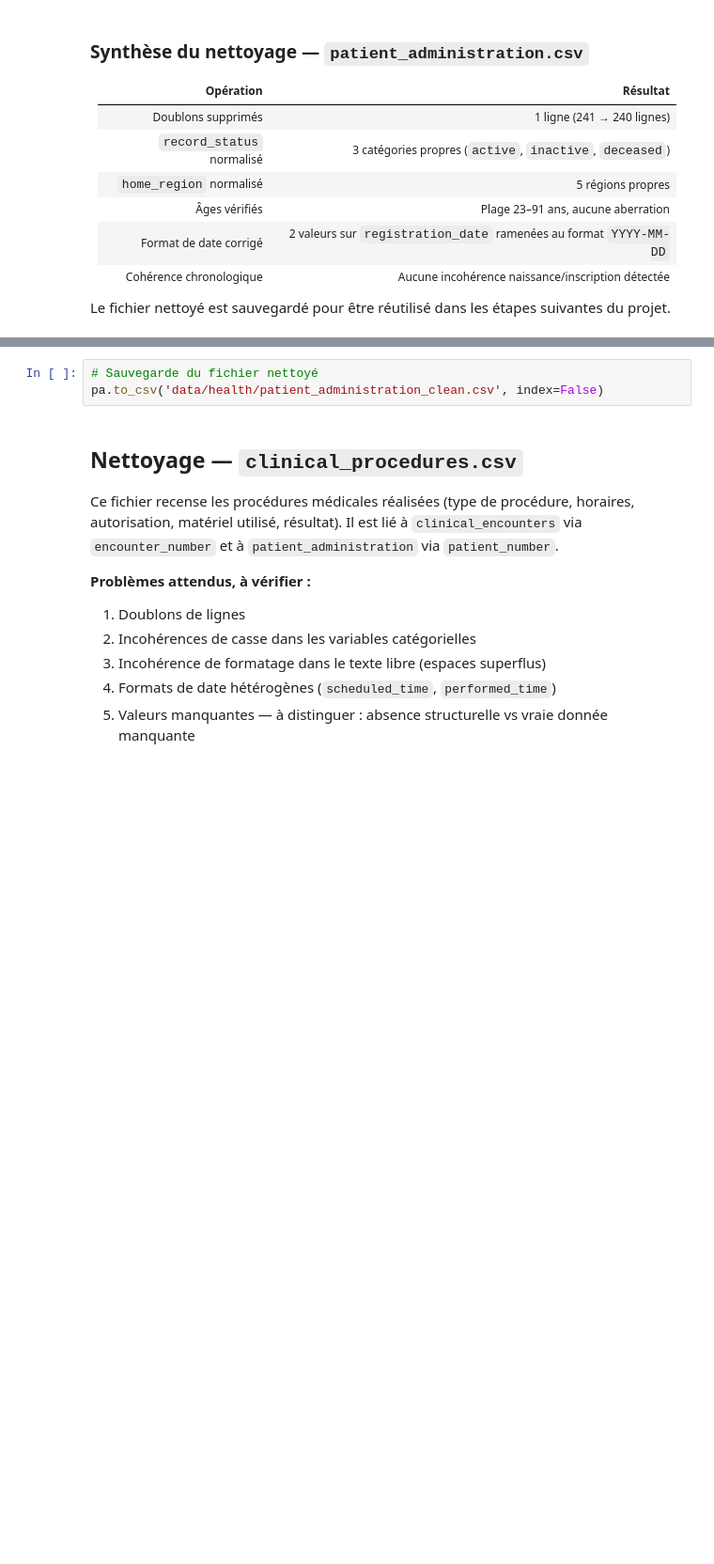
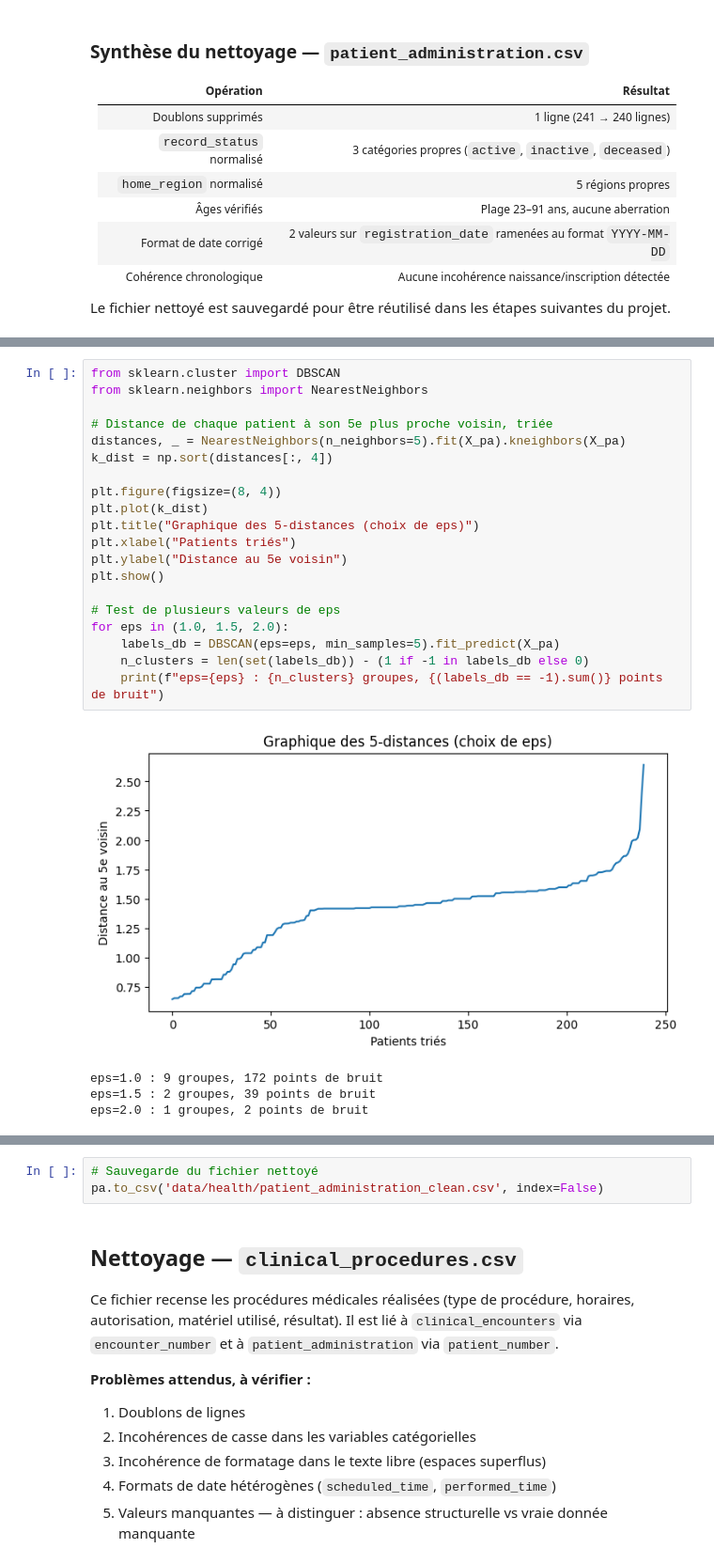
Before and after one commit to Sheik-info/20262027-UE-DataMining-Project, a Jupyter notebook: health.ipynb, the cells around one changed output, grey strips where cells are left out. Shown at 94% size. Cells and saved outputs as stored; diff of their text form; blank space fills up the shorter version.

```diff
--- a/health.ipynb
+++ b/health.ipynb
@@ -158,0 +525,25 @@ Le fichier nettoyé est sauvegardé pour être réutilisé dans les étapes suiv
+# %%
+from sklearn.cluster import DBSCAN
+from sklearn.neighbors import NearestNeighbors
+
+# Distance de chaque patient à son 5e plus proche voisin, triée
+distances, _ = NearestNeighbors(n_neighbors=5).fit(X_pa).kneighbors(X_pa)
+k_dist = np.sort(distances[:, 4])
+
+plt.figure(figsize=(8, 4))
+plt.plot(k_dist)
+plt.title("Graphique des 5-distances (choix de eps)")
+plt.xlabel("Patients triés")
+plt.ylabel("Distance au 5e voisin")
+plt.show()
+
+# Test de plusieurs valeurs de eps
+for eps in (1.0, 1.5, 2.0):
+    labels_db = DBSCAN(eps=eps, min_samples=5).fit_predict(X_pa)
+    n_clusters = len(set(labels_db)) - (1 if -1 in labels_db else 0)
+    print(f"eps={eps} : {n_clusters} groupes, {(labels_db == -1).sum()} points de bruit")
+# %% [output]
+[figure, added]
+eps=1.0 : 9 groupes, 172 points de bruit
+eps=1.5 : 2 groupes, 39 points de bruit
+eps=2.0 : 1 groupes, 2 points de bruit
```
Also changed, not shown: parts of 37 cells of this notebook.
